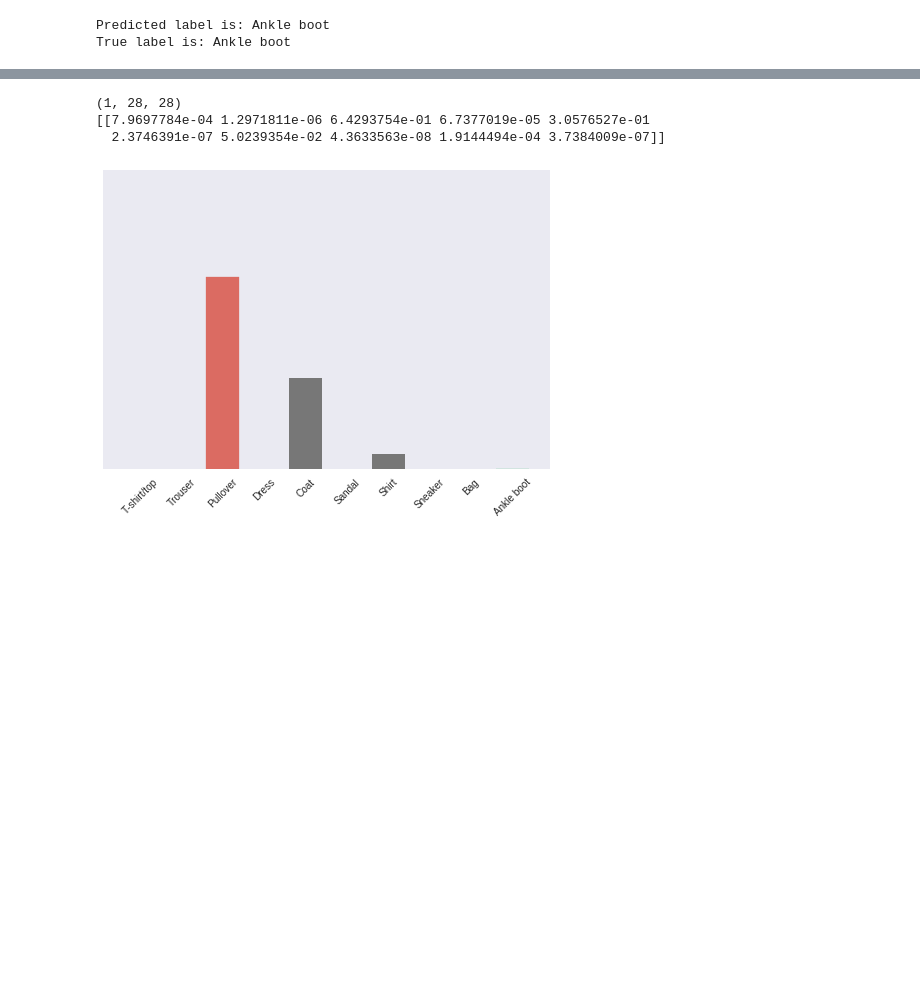
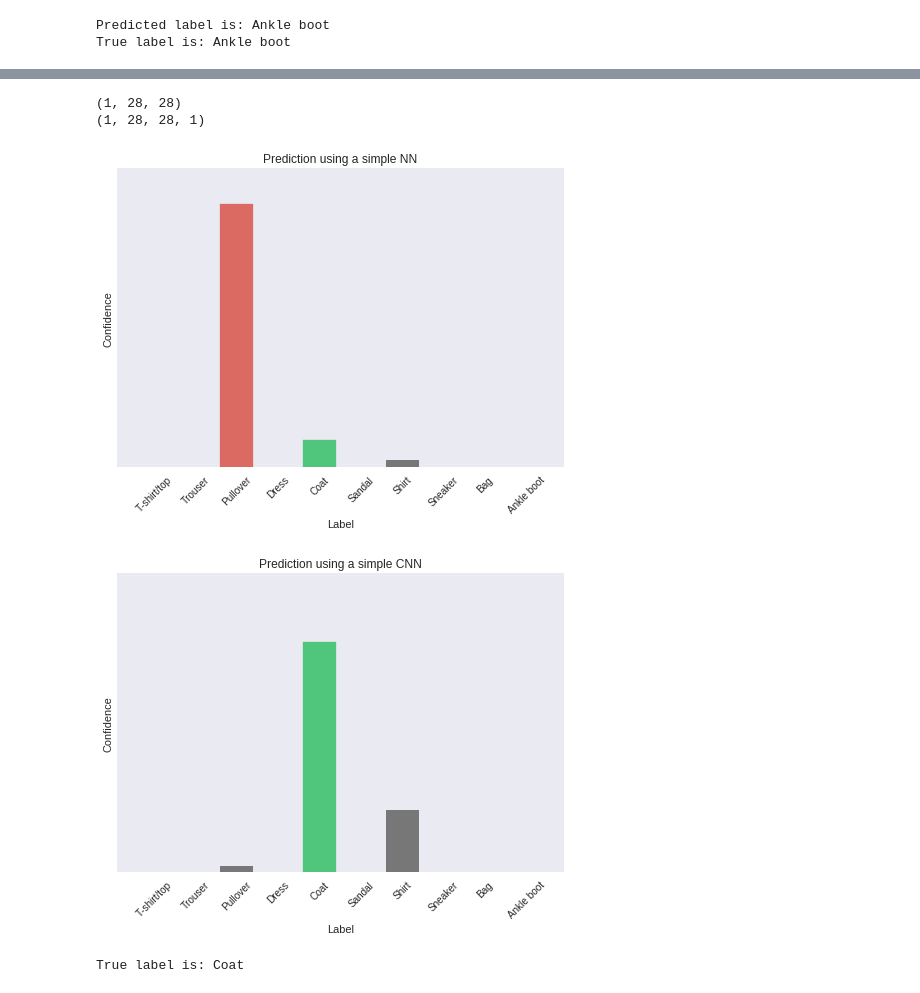
Before and after one commit to leedah/fashion-mnist, a Jupyter notebook: fashionMNIST.ipynb, the cells around one changed output, grey strips where cells are left out. Saved outputs shown, nothing was run; the diff lists cells and outputs as text; code cells hidden in the pictures; blank space fills up the shorter version.

Commit message:
Create and train a CNN, compare results

```diff
--- a/fashionMNIST.ipynb
+++ b/fashionMNIST.ipynb
@@ -103,7 +170,8 @@ Colocations handled automatically by placer.
 # %%
-# Compile the model
+# Compile the models
 
-model.compile(
+
+simpleNNmodel.compile(
               # Optimizer: how the model is updated based on the data it sees and its loss function.
               optimizer='adam',
 
@@ -112,8 +180,16 @@ model.compile(
 
               # Metrics: monitor the training and testing steps. The following example uses accuracy, the fraction of the images that are correctly classified.
               metrics=['accuracy'])
+
+
+simpleCNNmodel.compile(
+
+              optimizer='adam',
+              loss='sparse_categorical_crossentropy',
+              metrics=['accuracy'])
 # %%
-# Start training the model
+# Start training the models
 
-model.fit(train_images, train_labels, epochs=5)
+simpleNNmodel.fit(train_images, train_labels, validation_data=(test_images, test_labels), epochs=5 )
+simpleCNNmodel.fit(train_X, train_labels, batch_size=64, validation_data=(test_X, test_labels), epochs=5 )
 # %% [output]
@@ -149,7 +244,8 @@ This gap between training accuracy and test accuracy is an example of overfittin
 # %%
 # Once the model is trained, we can make predictions
 
-predictions = model.predict(test_images)
+predictionsNN = simpleNNmodel.predict(test_images)
+predictionsCNN = simpleCNNmodel.predict(test_X)
 # %%
 # A prediction is an array of 10 numbers. These describe the "confidence" of the model that the image corresponds to each of the 10 different articles of clothing.
 
@@ -236,28 +358,48 @@ plt.show()
 # %%
 # Make prediction about a single image
 
-img = test_images[17]
+i = 17
+
+img = test_images[i]
+imgx = test_X[i]
 
 # Even though we're using a single image, we need to add it to a list because tf.keras models are optimized to make predictions on a batch, or collection, of examples at once.
 # Here we add the image to a batch where it's the only member
 
 img = (np.expand_dims(img,0))
+imgx = (np.expand_dims(imgx,0))
 
 print(img.shape)
+print(imgx.shape)
 
 # Predict
 
-predictions_single = model.predict(img)
+predictionNN = simpleNNmodel.predict(img)
+predictionCNN = simpleCNNmodel.predict(imgx)
 
-print(predictions_single)
 
 # Plot
 
-plot_value_array(0, predictions_single, test_labels)
+plt.title("Prediction using a simple NN")
+plt.ylabel("Confidence")
+plt.xlabel("Label")
+plot_value_array(i, predictionsNN, test_labels)
 plt.xticks(range(10), classes, rotation=45)
 plt.show()
+
+plt.title("Prediction using a simple CNN")
+plt.ylabel("Confidence")
+plt.xlabel("Label")
+plot_value_array(i, predictionsCNN, test_labels)
+plt.xticks(range(10), classes, rotation=45)
+plt.show()
+# We can see which label has the highest confidence value
+
+
+print ("True label is:", classes[test_labels[i]])
 # %% [output]
 (1, 28, 28)
-[[7.9697784e-04 1.2971811e-06 6.4293754e-01 6.7377019e-05 3.0576527e-01
-  2.3746391e-07 5.0239354e-02 4.3633563e-08 1.9144494e-04 3.7384009e-07]]
+(1, 28, 28, 1)
-[figure, old version]
+[figure, new version]
+[figure, added]
+True label is: Coat
```
Also changed, not shown: parts of 18 cells of this notebook.
